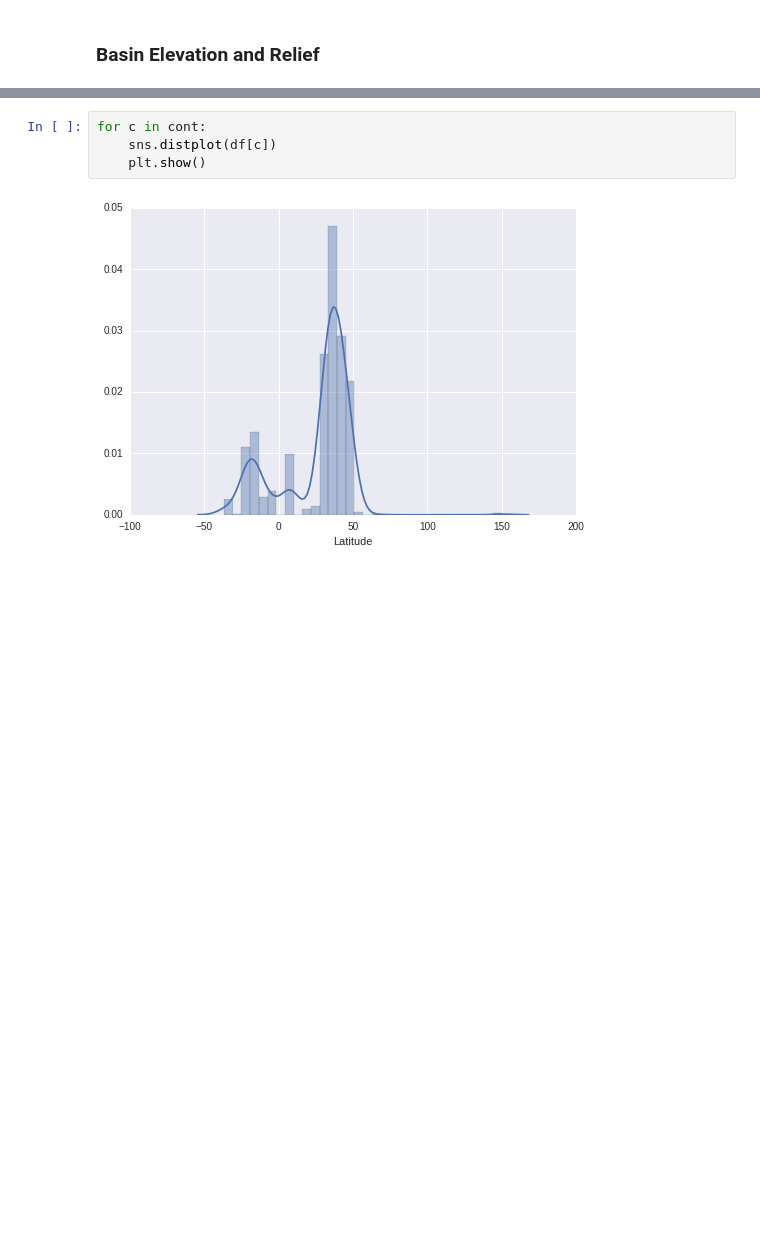
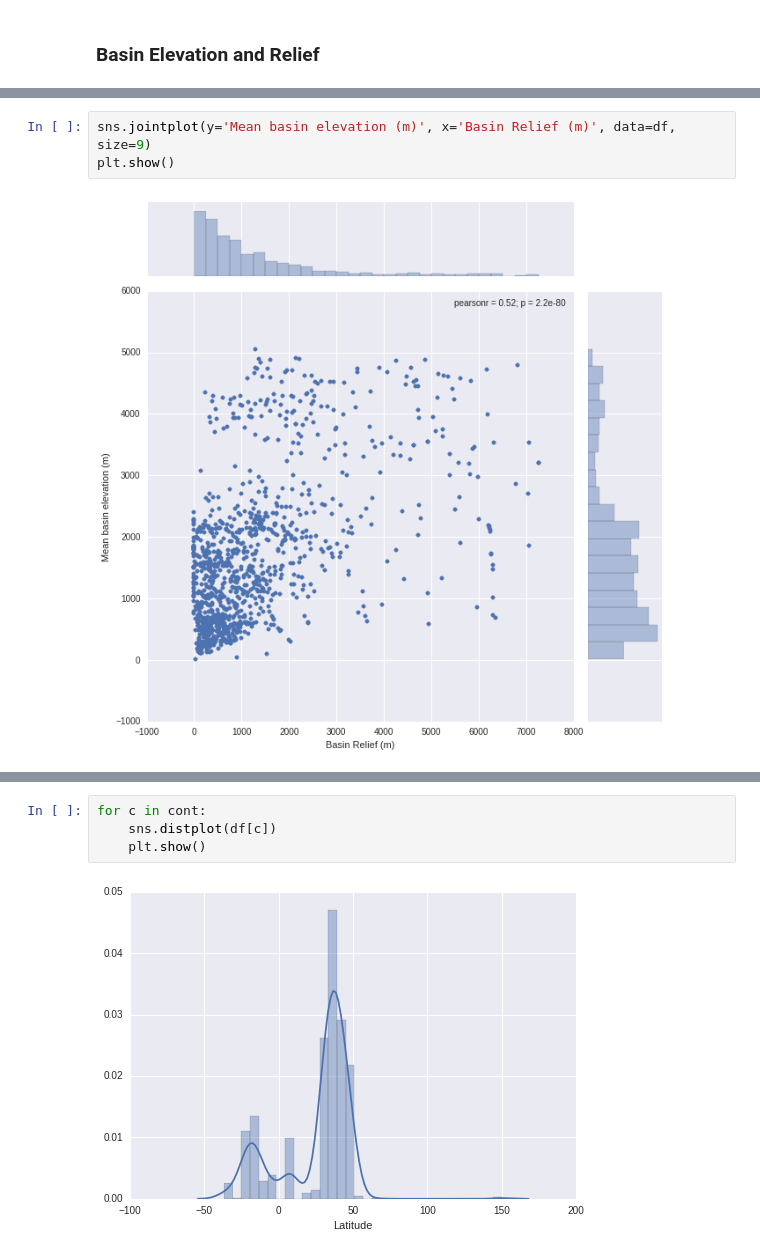
Before and after one commit to WGierke/erosion_data_analytics, a Jupyter notebook: Statistics.ipynb, the cells around one changed output, grey strips where cells are left out. Saved outputs shown, nothing was run; the diff lists cells and outputs as text; blank space fills up the shorter version.

```diff
--- a/Statistics.ipynb
+++ b/Statistics.ipynb
@@ -131,0 +129,5 @@ len(df[df['Basin Area (km2)'] == 0])
+# %%
+sns.jointplot(y='Mean basin elevation (m)', x='Basin Relief (m)', data=df, size=9)
+plt.show()
+# %% [output]
+[figure, added]
```
Also changed, not shown: parts of 11 cells of this notebook.
